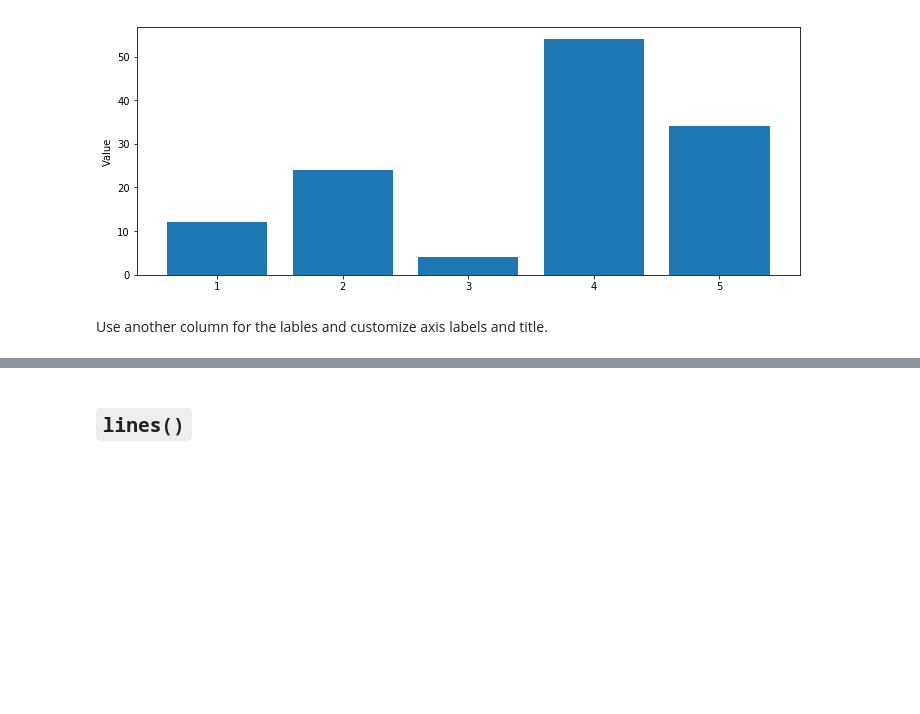
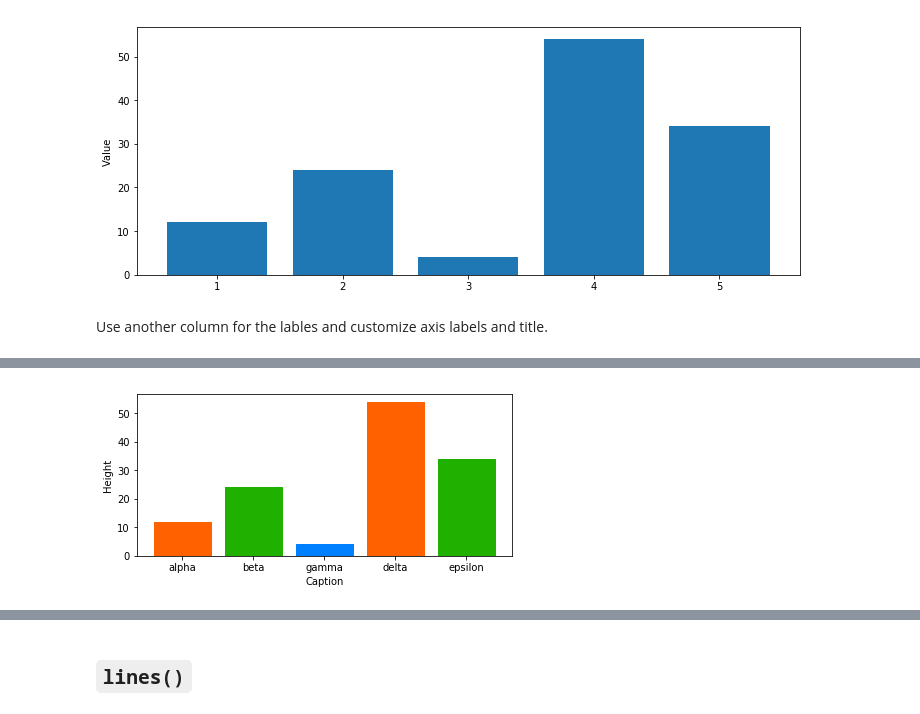
Before and after one commit to mastersign/mastersign-datascience, a Jupyter notebook: demo-plot.ipynb, the cells around one changed output, grey strips where cells are left out. Saved outputs shown, nothing was run; the diff lists cells and outputs as text; code cells hidden in the pictures; blank space fills up the shorter version.

```diff
--- a/demo-plot.ipynb
+++ b/demo-plot.ipynb
@@ -129,0 +135,7 @@ Use another column for the lables and customize axis labels and title.
+# %%
+pl.bar(data_1, 'value', 'name',
+       color=['#FF6000', '#20B000', '#0080FF'],
+       xlabel='Caption', ylabel='Height', title='',
+       figsize=(6, 3))
+# %% [output]
+[figure, added]
```
Also changed, not shown: parts of 26 cells of this notebook, 1 other file.
